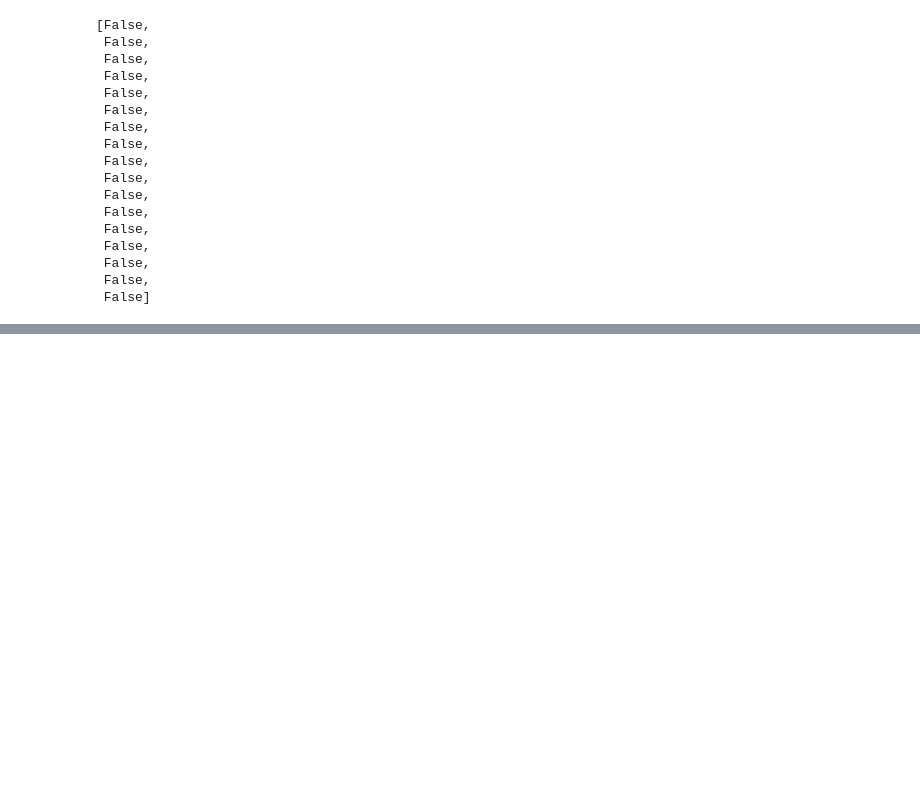
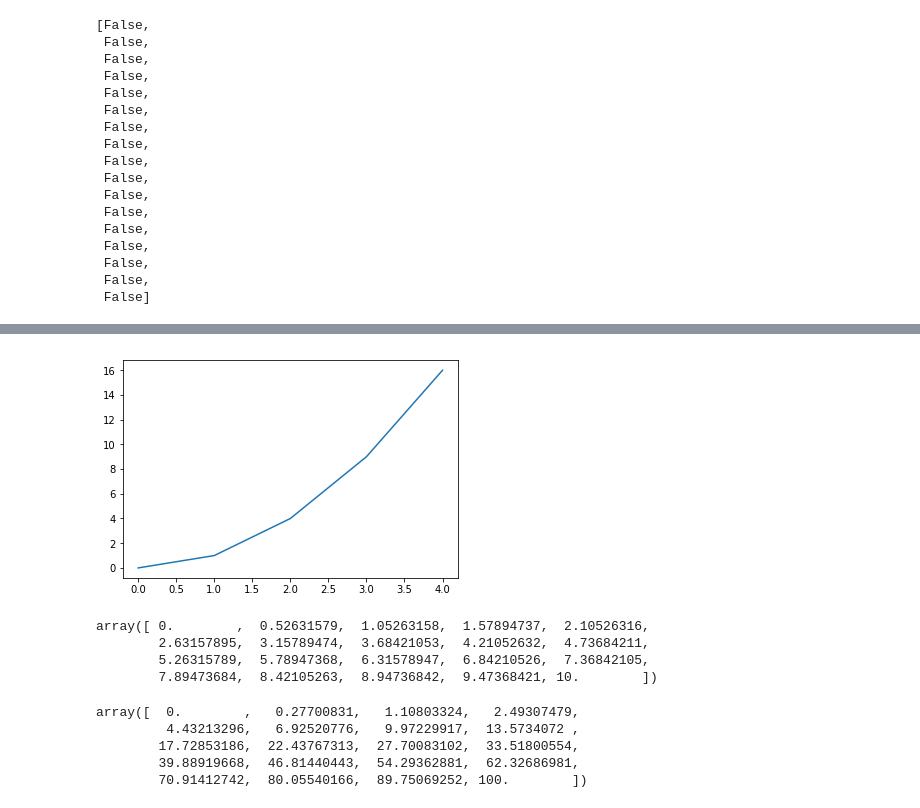
Before and after one commit to udaytak/Edx_PythonForResearch, a Jupyter notebook: CW2.ipynb, the cells around one changed output, grey strips where cells are left out. Drawn from its saved outputs; the diff is of its cells as text; code cells hidden in the pictures; blank space fills up the shorter version.

```diff
--- a/CW2.ipynb
+++ b/CW2.ipynb
@@ -597,0 +618,24 @@ x = 19
+# %%
+#spider
+plt.plot([0,1,4,9,16])
+plt.show() #for spider
+# %% [output]
+[figure, added]
+# %%
+import numpy as np
+x =np.linspace(0,10,20)
+x
+# %% [output]
+array([ 0.        ,  0.52631579,  1.05263158,  1.57894737,  2.10526316,
+        2.63157895,  3.15789474,  3.68421053,  4.21052632,  4.73684211,
+        5.26315789,  5.78947368,  6.31578947,  6.84210526,  7.36842105,
+        7.89473684,  8.42105263,  8.94736842,  9.47368421, 10.        ])
+# %%
+y = x ** 2
+y
+# %% [output]
+array([  0.        ,   0.27700831,   1.10803324,   2.49307479,
+         4.43213296,   6.92520776,   9.97229917,  13.5734072 ,
+        17.72853186,  22.43767313,  27.70083102,  33.51800554,
+        39.88919668,  46.81440443,  54.29362881,  62.32686981,
+        70.91412742,  80.05540166,  89.75069252, 100.        ])
```
Also changed, not shown: parts of 16 cells of this notebook.
